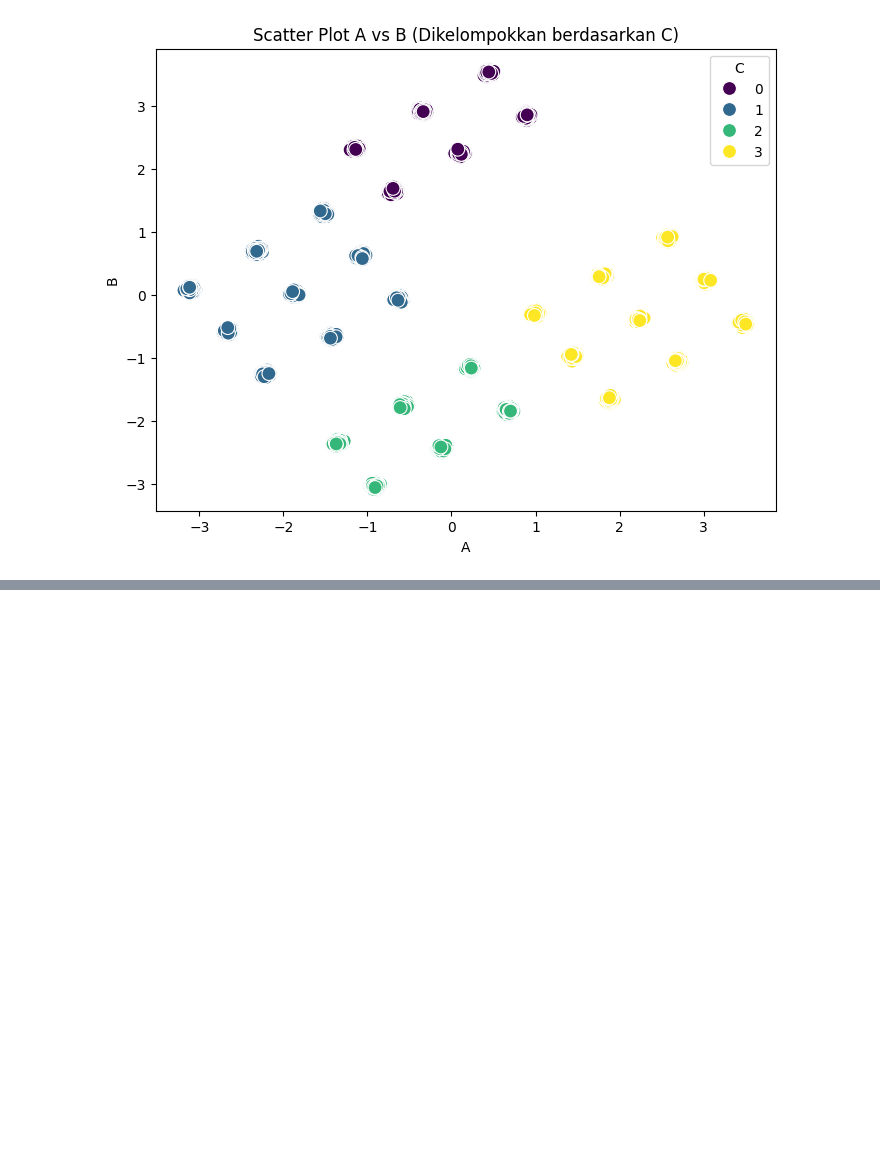
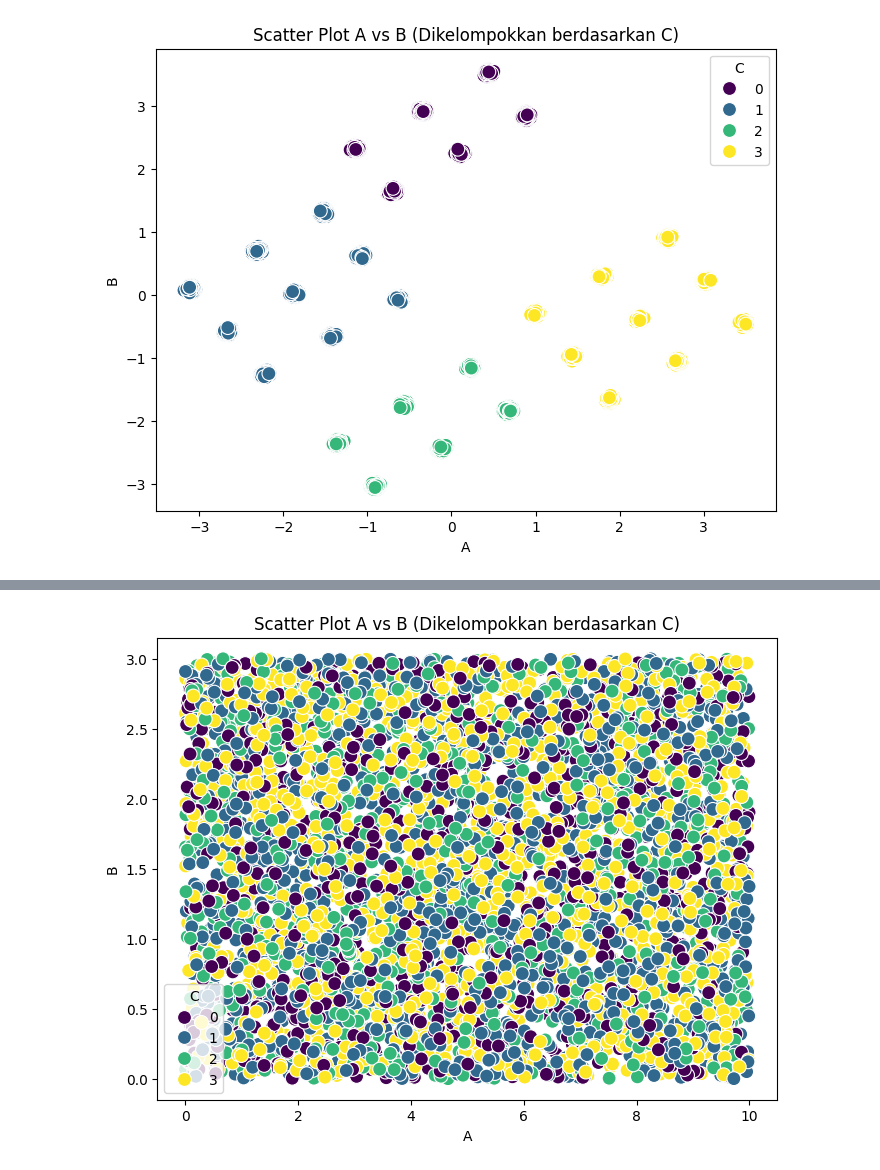
Before and after one commit to rexxar280903/Dicoding, a Jupyter notebook: Submission_ML1/[Clustering] Submission Akhir BMLP_Kanza A.ipynb, the cells around one changed output, grey strips where cells are left out. Drawn from its saved outputs; the diff is of its cells as text; code cells hidden in the pictures; blank space fills up the shorter version.

```diff
--- a/Submission_ML1/[Clustering] Submission Akhir BMLP_Kanza A.ipynb
+++ b/Submission_ML1/[Clustering] Submission Akhir BMLP_Kanza A.ipynb
@@ -239,7 +239,7 @@ K_range = range(1, 11)  # Coba dari 1 hingga 10 klaster
 
 for k in K_range:
     kmeans = KMeans(n_clusters=k, random_state=42, n_init=10)
-    kmeans.fit(selected_features)
+    kmeans.fit(df_standardized)
     wcss.append(kmeans.inertia_)
 
 # Plot Elbow Method
@@ -315,0 +333,4 @@ plt.show()
+# %%
+# inverse data set
+df["Cluster"] = kmeans.fit_predict(df_standardized)
+df
@@ -315,0 +351,10 @@ plt.show()
+# %%
+plt.figure(figsize=(8, 6))
+sns.scatterplot(x=df["Social_Media_Hours"], y=df["Exercise_Hours"], hue=df["Cluster"], palette="viridis", s=100)
+plt.title("Scatter Plot A vs B (Dikelompokkan berdasarkan C)")
+plt.xlabel("A")
+plt.ylabel("B")
+plt.legend(title="C")
+plt.show()
+# %% [output]
+[figure, added]
```
Also changed, not shown: parts of 7 cells of this notebook, 1 other file.
